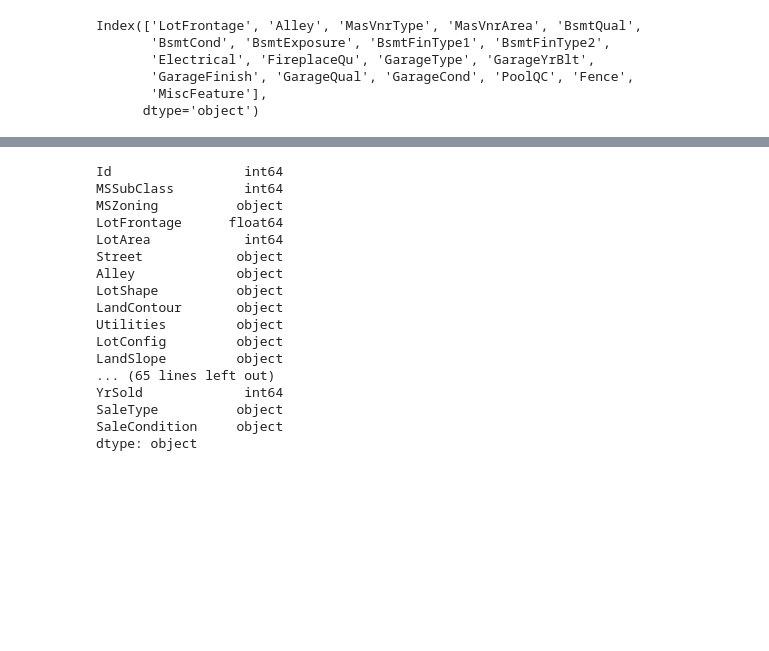
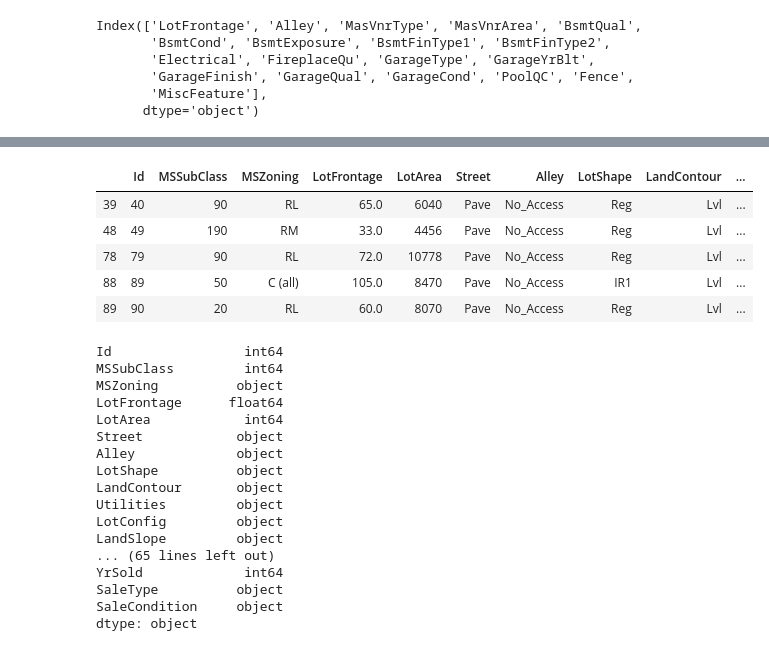
Before and after one commit to ber0-0/BrainStation-Capstone-Sale-Price-Prediction, a Jupyter notebook: Data_Cleansing.ipynb, the cells around one changed output, grey strips where cells are left out. Drawn from its saved outputs; the diff is of its cells as text; code cells hidden in the pictures; blank space fills up the shorter version.

```diff
--- a/Data_Cleansing.ipynb
+++ b/Data_Cleansing.ipynb
@@ -85,3 +128,12 @@ Index(['LotFrontage', 'Alley', 'MasVnrType', 'MasVnrArea', 'BsmtQual',
+# %%
+dt[dt['GarageYrBlt'].isna()==True].head()
+# %% [output]
+|  | Id | MSSubClass | MSZoning | LotFrontage | LotArea | Street | Alley | LotShape | LandContour | ... |
+| 39 | 40 | 90 | RL | 65.0 | 6040 | Pave | No_Access | Reg | Lvl | ... |
+| 48 | 49 | 190 | RM | 33.0 | 4456 | Pave | No_Access | Reg | Lvl | ... |
+| 78 | 79 | 90 | RL | 72.0 | 10778 | Pave | No_Access | Reg | Lvl | ... |
+| 88 | 89 | 50 | C (all) | 105.0 | 8470 | Pave | No_Access | IR1 | Lvl | ... |
+| 89 | 90 | 20 | RL | 60.0 | 8070 | Pave | No_Access | Reg | Lvl | ... |
 # %%
 dt.dtypes
 # %% [output]
```
Also changed, not shown: parts of 5 cells of this notebook.
